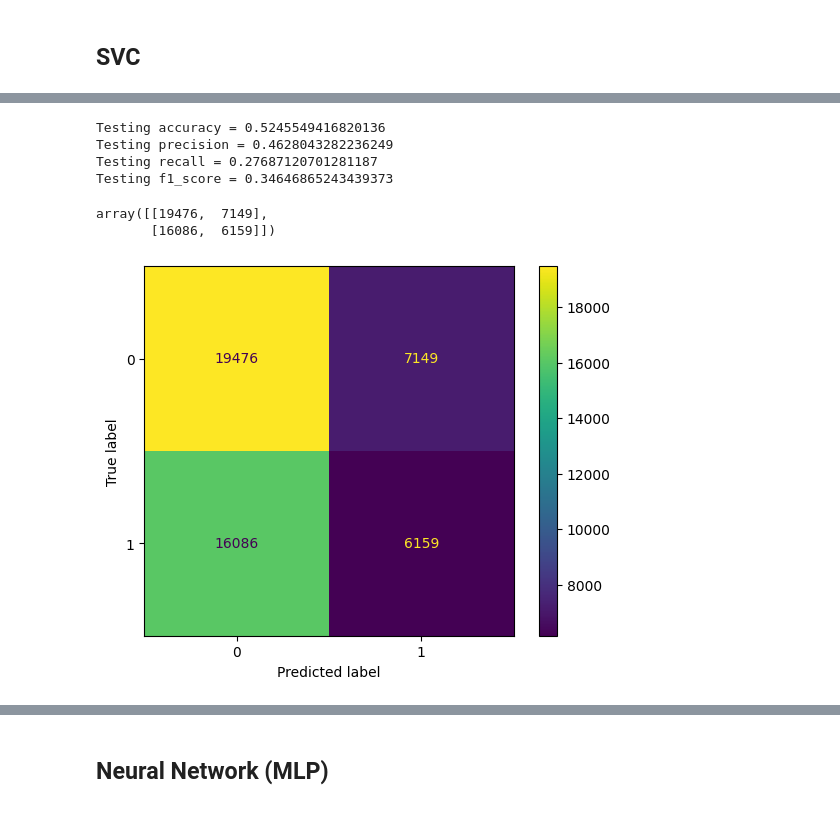
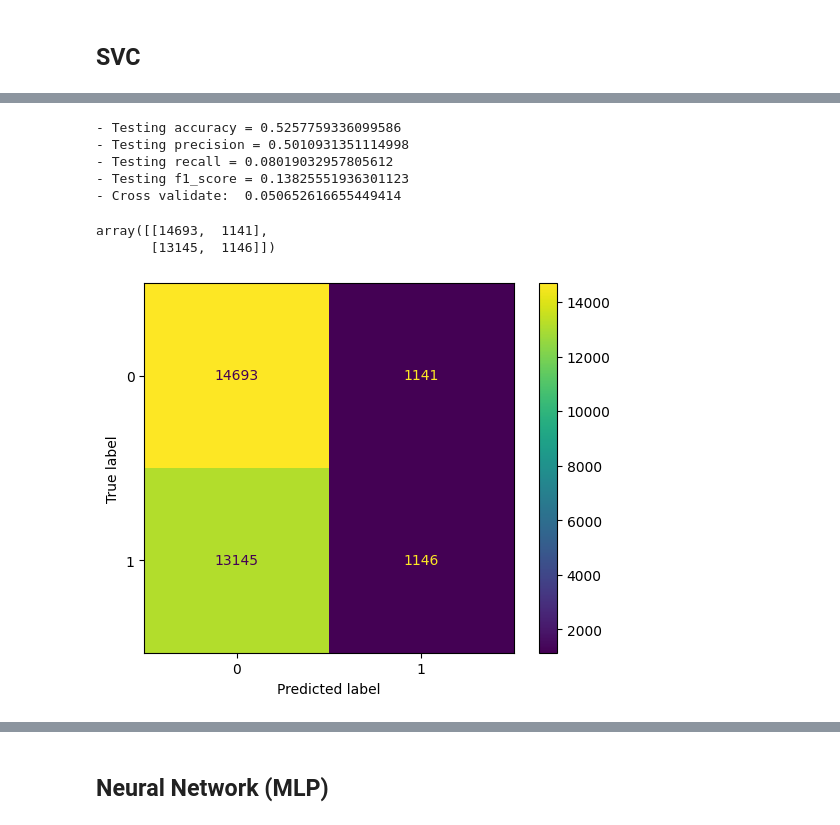
Before and after one commit to Luzinsan/ML_learn, a Jupyter notebook: ML/Innopolis/material/1 semester/Machine Learning/Project/notebooks/classification_task.ipynb, the cells around one changed output, grey strips where cells are left out. Drawn from its saved outputs; the diff is of its cells as text; code cells hidden in the pictures.

```diff
--- a/ML/Innopolis/material/1 semester/Machine Learning/Project/notebooks/classification_task.ipynb
+++ b/ML/Innopolis/material/1 semester/Machine Learning/Project/notebooks/classification_task.ipynb
@@ -188,11 +481,11 @@ Index(['profit', 'max_price', 'min_price', 'avg_price'], dtype='object')
 # %%
 ###################################### Encoding #####################################
-cat_features = ['store_id','region_id','status_id']
-encoder = cat_boost.CatBoostEncoder(cols=cat_features, random_state=42)
+cat_features = ['store_id','region_id']
+encoder = cat_boost.CatBoostEncoder(cols=cat_features)
 X_train = encoder.fit_transform(X_train, y_train)
 X_test = encoder.transform(X_test, y_test)
 # %%
 ##################################### Scaling #####################################
-scaler = preprocessing.RobustScaler()
+scaler = scaler_class()
 X_train = pd.DataFrame(scaler.fit_transform(X_train), columns=scaler.get_feature_names_out())
 X_test = pd.DataFrame(scaler.transform(X_test), columns=scaler.get_feature_names_out())
@@ -278,0 +739,8 @@ array([[ 8618, 18007],
+# %%
+X_smote, y_smote = SMOTE(random_state=42, k_neighbors=500).fit_resample(X_train, y_train)
+
+print(X_train.shape, y_train.value_counts())
+print(X_smote.shape, y_smote.value_counts())
+
+clf_smote = logistic_regressor(X_smote, y_smote, X_test, y_test)
+logistic_regressor_scores(clf_smote, X_test, y_test, X_smote, y_smote)
@@ -282,19 +793,18 @@ array([[ 8618, 18007],
 from sklearn.svm import SVC
 from sklearn.decomposition import PCA
 # %%
-n_components = range(len(X_train.columns)-3, len(X_train.columns)+1)
+n_components = range(len(X_smote.columns)-3, len(X_smote.columns)+1)
 for component in n_components:
     pca = PCA(n_components=component, random_state=42)
-    X_train_svc = pca.fit_transform(X_train)
+    X_train_svc = pca.fit_transform(X_smote)
     X_test_svc = pca.transform(X_test)
 
-    svc = SVC(kernel='rbf', degree=4, C=1, max_iter=100)
-    svc.fit(X_train_svc, y_train)
+    svc = SVC(kernel='rbf', degree=4, C=1, max_iter=1000)
+    svc.fit(X_train_svc, y_smote)
 
     # print("Support vectors: ", svc.support_vectors_) # get support vectors
     # print("indices of support vectors: ", svc.support_) # get indices of support vectors
     print("\nnumber of support vectors for each class: ", svc.n_support_,'\n\n') # get number of support vectors for each class
 
-    scores(svc, X_train_svc, y_train,
-                X_test_svc, y_test, threshold=None, plot=False)
+    scores(svc, pd.DataFrame(X_test_svc), y_test, pd.DataFrame(X_train_svc), y_train, threshold=None, plot=False)
 # %% [output]
@@ -318,11 +816,11 @@ Testing f1_score = 0.34646865243439373
 # %%
-scores(svc, X_train_svc, y_train,
-                X_test_svc, y_test, threshold=None, plot=True)
+scores(svc, pd.DataFrame(X_test_svc), y_test, pd.DataFrame(X_train_svc), y_train, threshold=None, plot=True)
 # %% [output]
-Testing accuracy = 0.5245549416820136
-Testing precision = 0.4628043282236249
-Testing recall = 0.27687120701281187
-Testing f1_score = 0.34646865243439373
+- Testing accuracy = 0.5257759336099586
+- Testing precision = 0.5010931351114998
+- Testing recall = 0.08019032957805612
+- Testing f1_score = 0.13825551936301123
+- Cross validate:  0.050652616655449414
-array([[19476,  7149],
-       [16086,  6159]])
+array([[14693,  1141],
+       [13145,  1146]])
-[figure, old version]
+[figure, new version]
```
Also changed, not shown: parts of 60 cells of this notebook, 3 other files.
